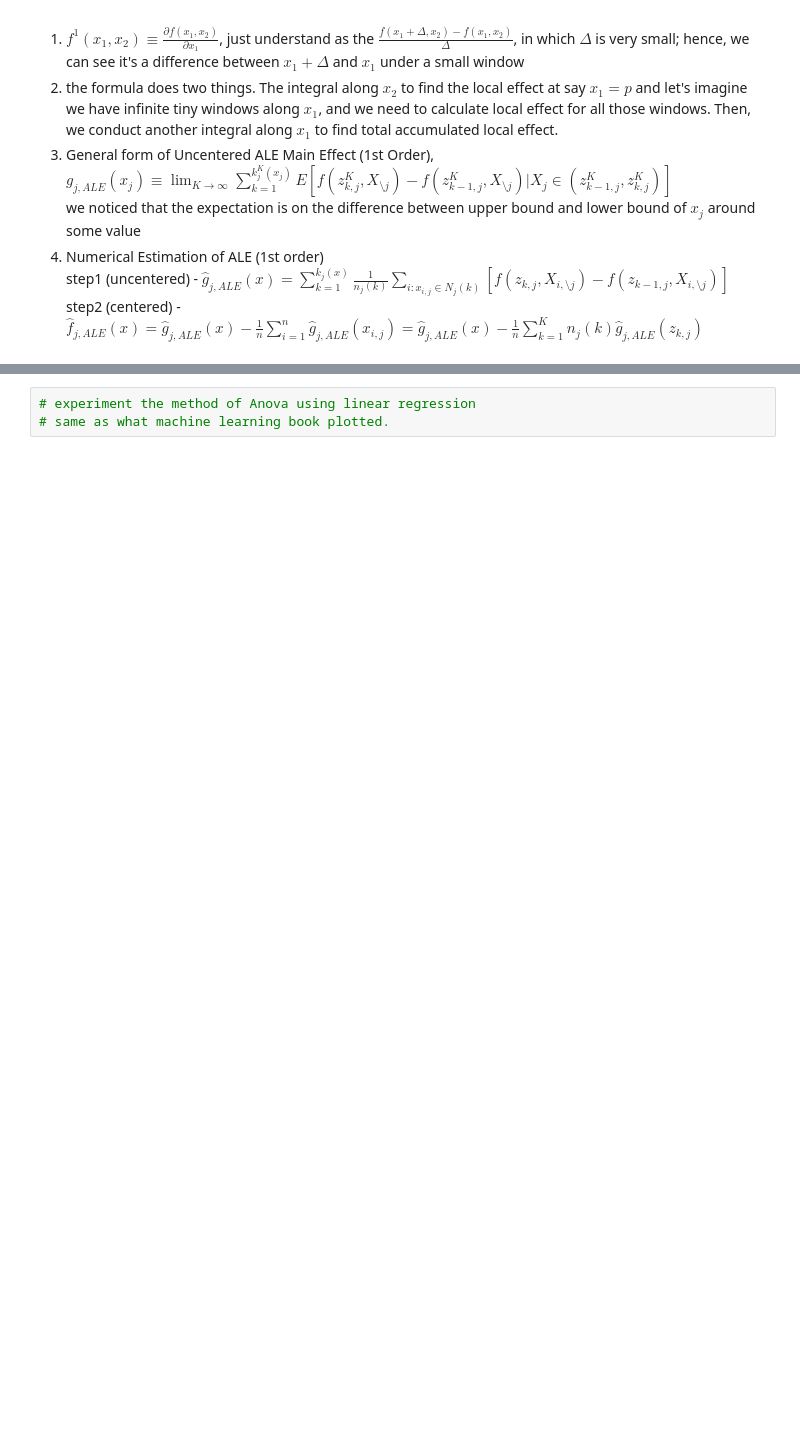
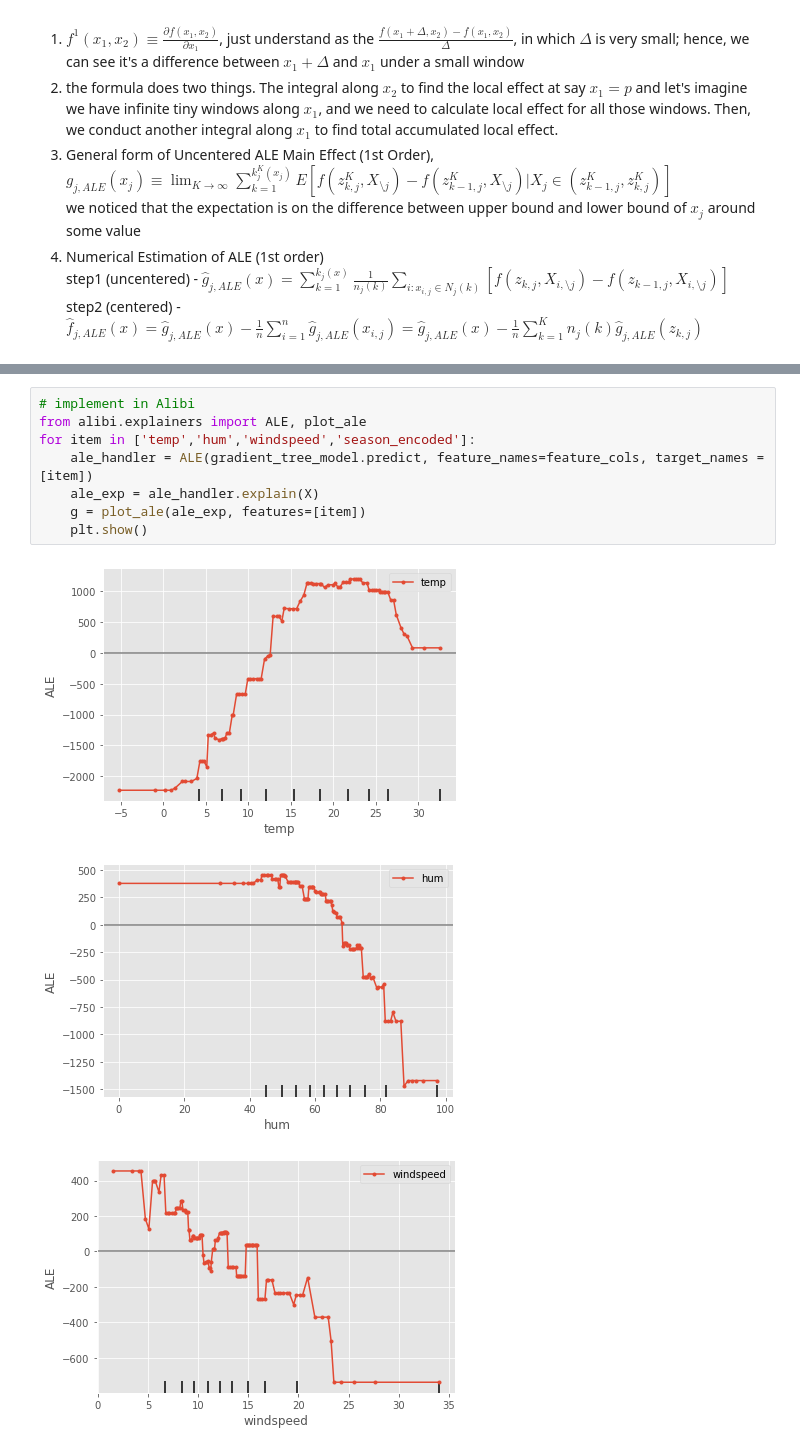
Before and after one commit to yuchen0908/explainable_ml, a Jupyter notebook: s8.2_ale_bike.ipynb, the cells around one changed output, grey strips where cells are left out. Cells and saved outputs as stored; diff of their text form; blank space fills up the shorter version.

```diff
--- a/s8.2_ale_bike.ipynb
+++ b/s8.2_ale_bike.ipynb
@@ -172,3 +174,12 @@ for k,v in blueprint.items():
-# %%
-# experiment the method of Anova using linear regression
-# same as what machine learning book plotted.
+# %%
+# implement in Alibi
+from alibi.explainers import ALE, plot_ale
+for item in ['temp','hum','windspeed','season_encoded']:
+    ale_handler = ALE(gradient_tree_model.predict, feature_names=feature_cols, target_names = [item])
+    ale_exp = ale_handler.explain(X)
+    g = plot_ale(ale_exp, features=[item])
+    plt.show()
+# %% [output]
+[figure, added]
+[figure, added]
+[figure, added]
```
Also changed, not shown: parts of 7 cells of this notebook, 4 other files.
